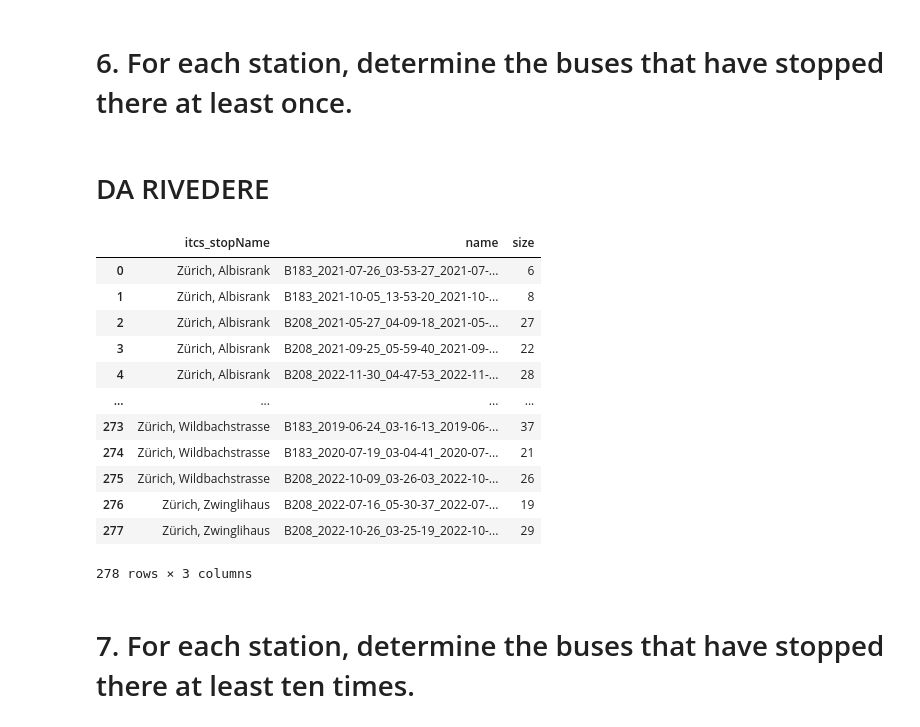
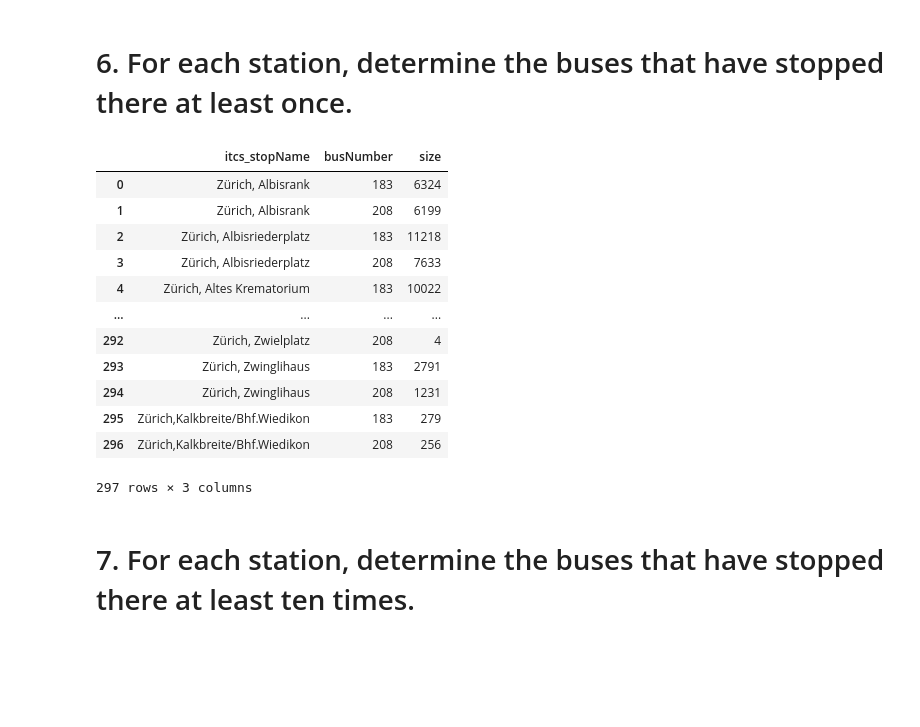
Before and after one commit to andrecardinali/progettocs, a Jupyter notebook: Project.ipynb, the cells around one changed output. Cells and saved outputs as stored; diff of their text form; code cells hidden in the pictures; blank space fills up the shorter version.

```diff
--- a/Project.ipynb
+++ b/Project.ipynb
@@ -162,6 +155,4 @@ df_stops.groupby('itcs_stopName', as_index=False)['itcs_numberOfPassengers'].mea
 149 rows × 2 columns
 # %% [markdown]
 # 6. For each station, determine the buses that have stopped there at least once.
-# %% [markdown]
-# DA RIVEDERE
 # %%
@@ -177,20 +170,19 @@ df_stops3 = pd.merge(df_stops2, df, on='name')
-# %%
-df_multistops = df_stops2.groupby(['itcs_stopName','name'], as_index=False).size()
-df_multistops
-# %% [output]
-|  | itcs_stopName | name | size |
-| 0 | Zürich, Albisrank | B183_2021-07-26_03-53-27_2021-07-... | 6 |
-| 1 | Zürich, Albisrank | B183_2021-10-05_13-53-20_2021-10-... | 8 |
-| 2 | Zürich, Albisrank | B208_2021-05-27_04-09-18_2021-05-... | 27 |
-| 3 | Zürich, Albisrank | B208_2021-09-25_05-59-40_2021-09-... | 22 |
-| 4 | Zürich, Albisrank | B208_2022-11-30_04-47-53_2022-11-... | 28 |
-| ... | ... | ... | ... |
-| 273 | Zürich, Wildbachstrasse | B183_2019-06-24_03-16-13_2019-06-... | 37 |
-| 274 | Zürich, Wildbachstrasse | B183_2020-07-19_03-04-41_2020-07-... | 21 |
-| 275 | Zürich, Wildbachstrasse | B208_2022-10-09_03-26-03_2022-10-... | 26 |
-| 276 | Zürich, Zwinglihaus | B208_2022-07-16_05-30-37_2022-07-... | 19 |
-| 277 | Zürich, Zwinglihaus | B208_2022-10-26_03-25-19_2022-10-... | 29 |
-278 rows × 3 columns
+# %%
+df_completestops
+# %% [output]
+|  | itcs_stopName | busNumber | size |
+| 0 | Zürich, Albisrank | 183 | 6324 |
+| 1 | Zürich, Albisrank | 208 | 6199 |
+| 2 | Zürich, Albisriederplatz | 183 | 11218 |
+| 3 | Zürich, Albisriederplatz | 208 | 7633 |
+| 4 | Zürich, Altes Krematorium | 183 | 10022 |
+| ... | ... | ... | ... |
+| 292 | Zürich, Zwielplatz | 208 | 4 |
+| 293 | Zürich, Zwinglihaus | 183 | 2791 |
+| 294 | Zürich, Zwinglihaus | 208 | 1231 |
+| 295 | Zürich,Kalkbreite/Bhf.Wiedikon | 183 | 279 |
+| 296 | Zürich,Kalkbreite/Bhf.Wiedikon | 208 | 256 |
+297 rows × 3 columns
 # %% [markdown]
 # 7. For each station, determine the buses that have stopped there at least ten times.
 # %%
```
Also changed, not shown: parts of 8 cells of this notebook, 1 other file.
